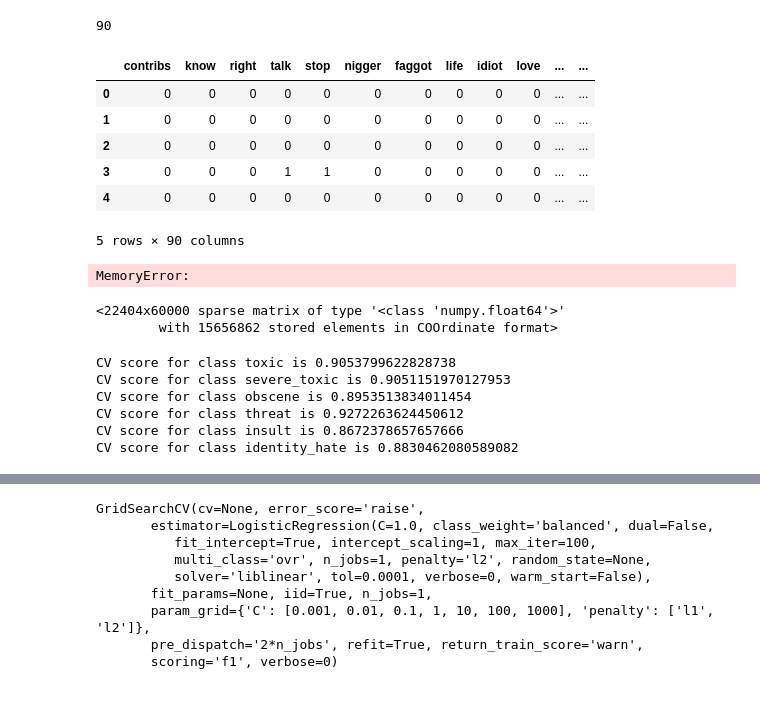
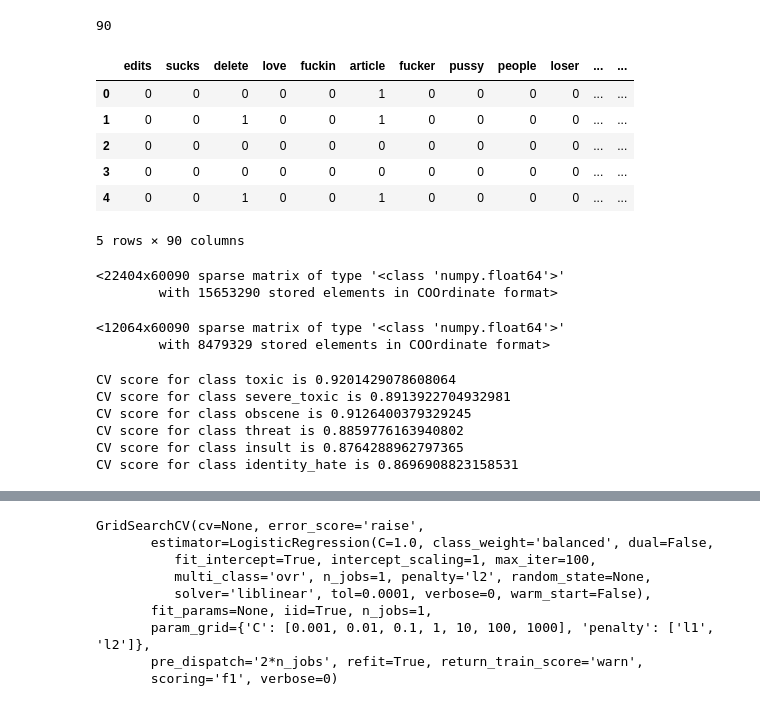
Before and after one commit to Sokureo/sophomore, a Jupyter notebook: Sokur_kaggle2.ipynb, the cells around one changed output, grey strips where cells are left out. Drawn from its saved outputs; the diff is of its cells as text; code cells hidden in the pictures.

Commit message:
submission2

```diff
--- a/Sokur_kaggle2.ipynb
+++ b/Sokur_kaggle2.ipynb
@@ -175,15 +175,28 @@ for word in key_words:
 # %%
 for word in key_dict:
     df_words[word] = key_dict[word]
+# %%
+df_words_test = pd.DataFrame(columns=key_words)
+# %%
+key_dict_test = {word: [] for word in key_words}
+for word in key_words:
+    for message in X_test:
+        if word in message:
+            key_dict_test[word].append(1)
+        else:
+            key_dict_test[word].append(0)
+# %%
+for word in key_dict_test:
+    df_words_test[word] = key_dict_test[word]
 # %%
-df_words.head()
+df_words_test.head()
 # %% [output]
-|  | contribs | know | right | talk | stop | nigger | faggot | life | idiot | love | ... | ... |
-| 0 | 0 | 0 | 0 | 0 | 0 | 0 | 0 | 0 | 0 | 0 | ... | ... |
-| 1 | 0 | 0 | 0 | 0 | 0 | 0 | 0 | 0 | 0 | 0 | ... | ... |
+|  | edits | sucks | delete | love | fuckin | article | fucker | pussy | people | loser | ... | ... |
+| 0 | 0 | 0 | 0 | 0 | 0 | 1 | 0 | 0 | 0 | 0 | ... | ... |
+| 1 | 0 | 0 | 1 | 0 | 0 | 1 | 0 | 0 | 0 | 0 | ... | ... |
 | 2 | 0 | 0 | 0 | 0 | 0 | 0 | 0 | 0 | 0 | 0 | ... | ... |
-| 3 | 0 | 0 | 0 | 1 | 1 | 0 | 0 | 0 | 0 | 0 | ... | ... |
-| 4 | 0 | 0 | 0 | 0 | 0 | 0 | 0 | 0 | 0 | 0 | ... | ... |
+| 3 | 0 | 0 | 0 | 0 | 0 | 0 | 0 | 0 | 0 | 0 | ... | ... |
+| 4 | 0 | 0 | 1 | 0 | 0 | 1 | 0 | 0 | 0 | 0 | ... | ... |
 5 rows × 90 columns
 # %%
 char_vectorizer = TfidfVectorizer(
@@ -205,7 +218,5 @@ import scipy
 # %%
 # Добавляем в вектора наши дополнительные признаки
 X_train_new = scipy.sparse.hstack([train_features,
-    scipy.sparse.csr_matrix(df_words[list(key_words)].values)]).toarray()
+    scipy.sparse.csr_matrix(df_words[list(key_words)].values)])
-# %% [output]
-MemoryError:
 # %%
@@ -214,8 +226,13 @@ X_test_new = scipy.sparse.hstack([test_features,
-# %%
-train_features
-# %% [output]
-<22404x60000 sparse matrix of type '<class 'numpy.float64'>'
-        with 15656862 stored elements in COOrdinate format>
+# %%
+X_train_new
+# %% [output]
+<22404x60090 sparse matrix of type '<class 'numpy.float64'>'
+        with 15653290 stored elements in COOrdinate format>
+# %%
+X_test_new
+# %% [output]
+<12064x60090 sparse matrix of type '<class 'numpy.float64'>'
+        with 8479329 stored elements in COOrdinate format>
 # %%
 params = {'C': [0.001, 0.01, 0.1, 1, 10, 100, 1000], 'penalty': ['l1', 'l2']}
 # %%
@@ -226,19 +243,19 @@ for typ in types:
     y_train = df[typ]
     lr = LogisticRegression(C=0.1, solver='sag')
 
-    cv_score = np.mean(cross_val_score(lr, X_train_char, y_train, cv=3, scoring='roc_auc'))
+    cv_score = np.mean(cross_val_score(lr, X_train_new, y_train, cv=3, scoring='roc_auc'))
     scores.append(cv_score)
     print('CV score for class {} is {}'.format(typ, cv_score))
 
-    lr.fit(X_train_char, y_train)
-    submission[typ] = np.round(lr.predict_proba(X_test_char)[:, 1], 1)
+    lr.fit(X_train_new, y_train)
+    submission[typ] = np.round(lr.predict_proba(X_test_new)[:, 1], 1)
 # %% [output]
-CV score for class toxic is 0.9053799622828738
-CV score for class severe_toxic is 0.9051151970127953
-CV score for class obscene is 0.8953513834011454
-CV score for class threat is 0.9272263624450612
-CV score for class insult is 0.8672378657657666
-CV score for class identity_hate is 0.8830462080589082
+CV score for class toxic is 0.9201429078608064
+CV score for class severe_toxic is 0.8913922704932981
+CV score for class obscene is 0.9126400379329245
+CV score for class threat is 0.8859776163940802
+CV score for class insult is 0.8764288962797365
+CV score for class identity_hate is 0.8696908823158531
 # %%
 submission.head()
 # %% [output]
```
Also changed, not shown: parts of 4 cells of this notebook, 1 other file.
